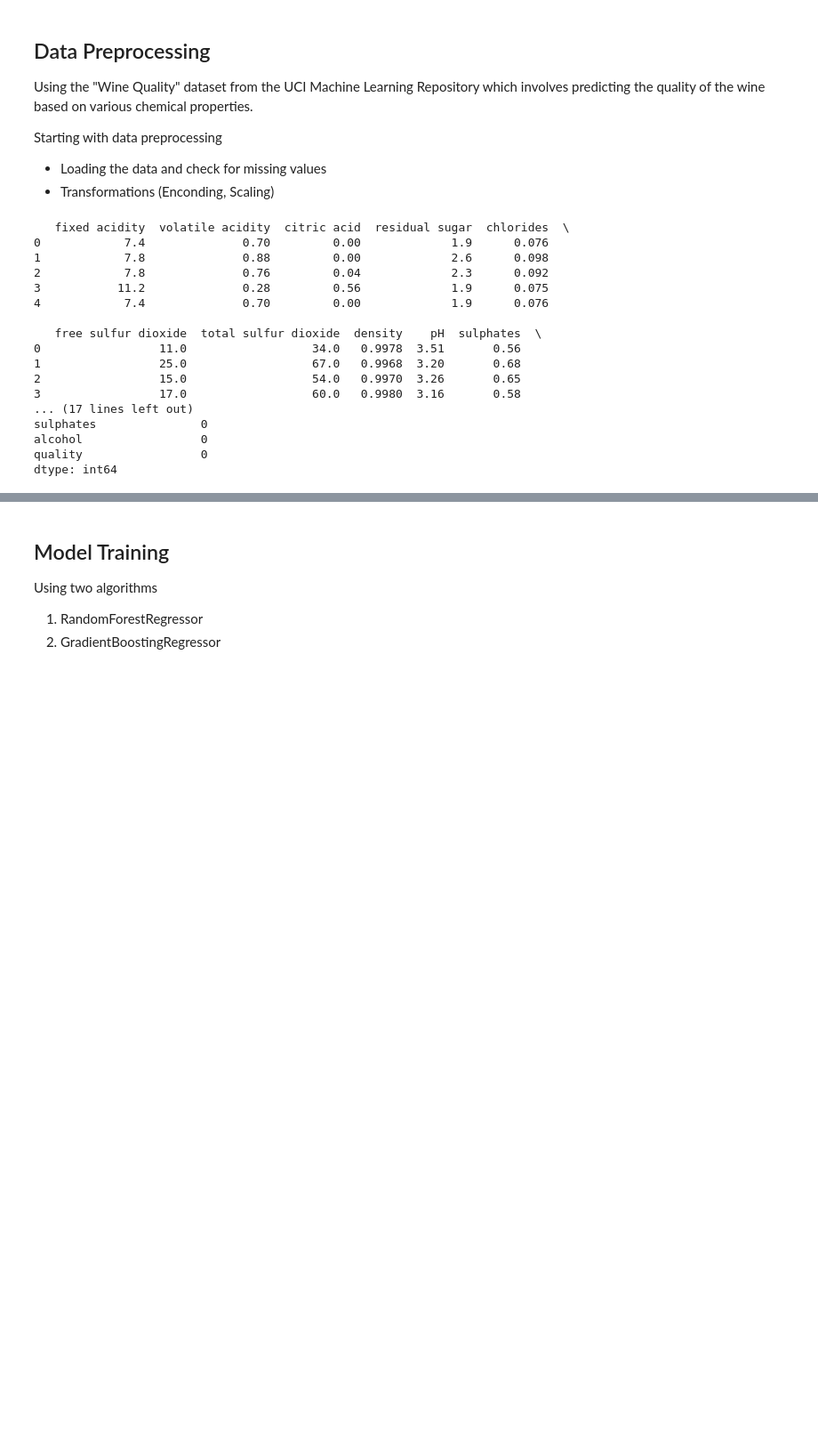
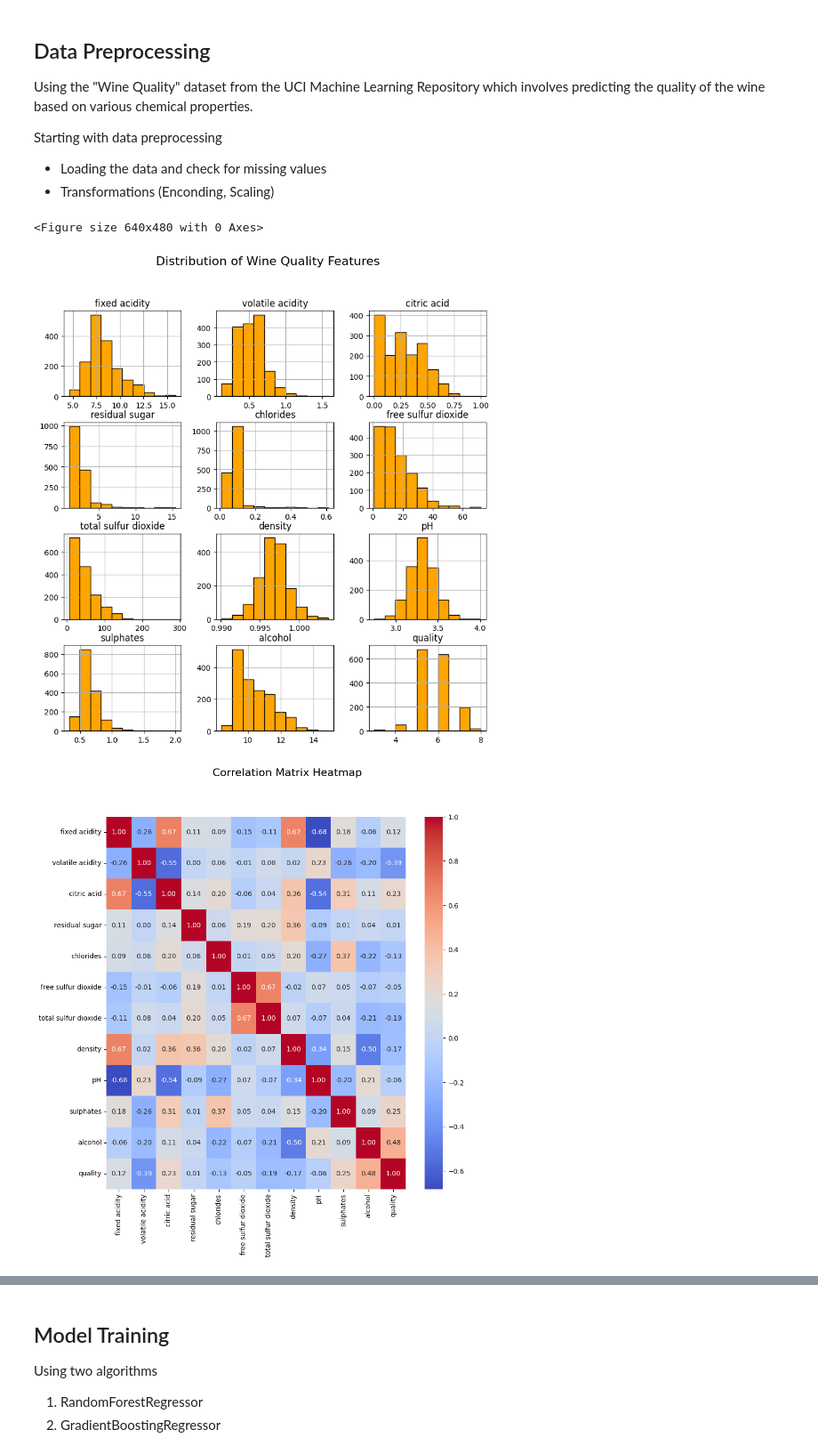
Before and after one commit to henrykobutra/red-wine-quality, a Jupyter notebook: Redwine ML Model.ipynb, the cells around one changed output, grey strips where cells are left out. Shown: that part at 89% size. Drawn from its saved outputs; the diff is of its cells as text; code cells hidden in the pictures; blank space fills up the shorter version.

Commit message:
added visuals to data exploration

```diff
--- a/Redwine ML Model.ipynb
+++ b/Redwine ML Model.ipynb
@@ -12,32 +12,35 @@ Using the "Wine Quality" dataset from the UCI Machine Learning Repository which
 Starting with data preprocessing
 - Loading the data and check for missing values
 - Transformations (Enconding, Scaling)
-# %%
-import pandas as pd
-
-# Load the data
-data = pd.read_csv('data/winequality-red.csv')
-
-# Check for first few rows
-print(data.head())
-
-# Check for missing values
-print(data.isnull().sum())
-# %% [output]
-   fixed acidity  volatile acidity  citric acid  residual sugar  chlorides  \
-0            7.4              0.70         0.00             1.9      0.076
-1            7.8              0.88         0.00             2.6      0.098
-2            7.8              0.76         0.04             2.3      0.092
-3           11.2              0.28         0.56             1.9      0.075
-4            7.4              0.70         0.00             1.9      0.076
-
-   free sulfur dioxide  total sulfur dioxide  density    pH  sulphates  \
-0                 11.0                  34.0   0.9978  3.51       0.56
-1                 25.0                  67.0   0.9968  3.20       0.68
-2                 15.0                  54.0   0.9970  3.26       0.65
-3                 17.0                  60.0   0.9980  3.16       0.58
-... (17 lines left out)
-sulphates               0
-alcohol                 0
-quality                 0
-dtype: int64
+# %%
+import pandas as pd
+import seaborn as sns
+import matplotlib.pyplot as plt
+
+# Load the data
+
+# Adjust the layout of subplots
+plt.tight_layout()
+data = pd.read_csv('data/winequality-red.csv')
+
+# check for first few rows
+# print(data.head())
+
+# Histogram of each feature
+data.hist(bins=10, figsize=(10, 10), color='orange', edgecolor='black')
+plt.suptitle('Distribution of Wine Quality Features', fontsize=16)
+plt.show()
+
+# Correlation matrix heatmap
+plt.figure(figsize=(10, 10))
+sns.heatmap(data.corr(), annot=True, fmt='.2f', cmap='coolwarm')
+plt.suptitle('Correlation Matrix Heatmap', fontsize=16)
+plt.show()
+
+# Check for missing values
+print('Missing values in the dataset')
+print(data.isnull().sum())
+# %% [output]
+<Figure size 640x480 with 0 Axes>
+[figure, added]
+[figure, added]
```
Also changed, not shown: parts of 2 cells of this notebook, 1 other file.
